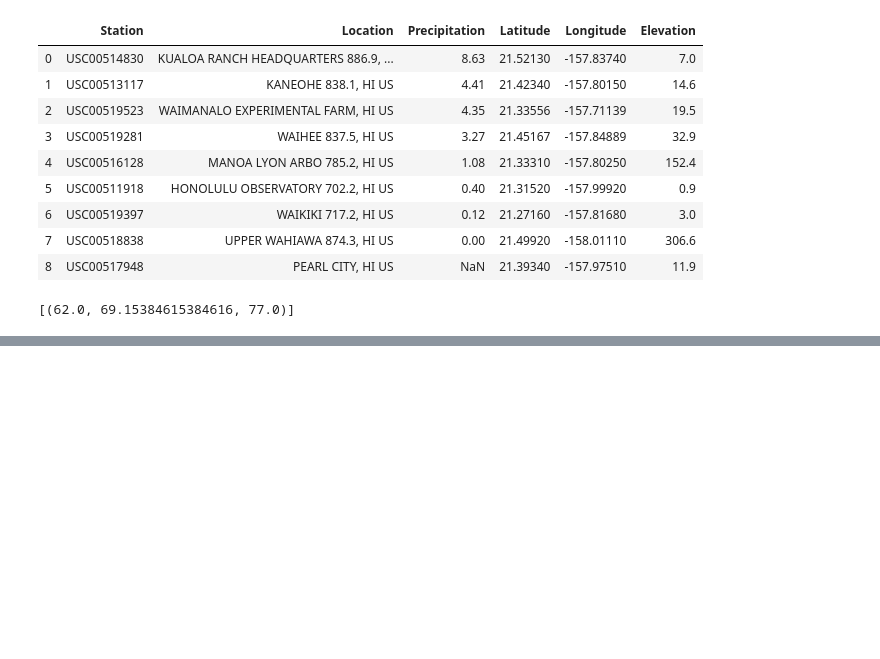
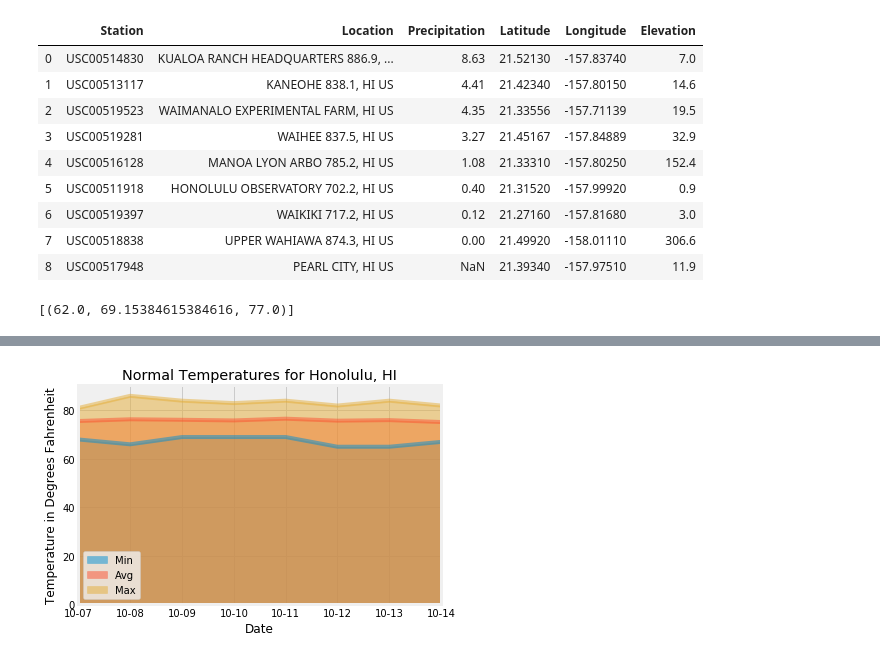
Before and after one commit to RADettmer/sqlalchemy_challenge, a Jupyter notebook: climate_starter.ipynb, the cells around one changed output, grey strips where cells are left out. Drawn from its saved outputs; the diff is of its cells as text; code cells hidden in the pictures; blank space fills up the shorter version.

```diff
--- a/climate_starter.ipynb
+++ b/climate_starter.ipynb
@@ -421,3 +431,19 @@ daily_normals("01-01")
 # Stip off the year and save a list of %m-%d strings
 
 # Loop through the list of %m-%d strings and calculate the normals for each date
+# %%
+#create a list of trip dates
+trip_dates = ["10-07", "10-08", "10-09", "10-10", "10-11", "10-12", "10-13", "10-14"]
+# %%
+#collect list of daily normal temperatures
+normals = []
+
+for date in trip_dates:
+    day = {}
+    day['Date'] = date
+    normal = daily_normals(date)
+    day['Min'] = normal[0][0]
+    day['Avg'] = normal[0][1]
+    day['Max'] = normal[0][2]
+    normals.append(day)
+normals
@@ -424,2 +459,7 @@ daily_normals("01-01")
 # %%
 # Load the previous query results into a Pandas DataFrame and add the `trip_dates` range as the `date` index
+dfn = pd.DataFrame(normals)
+#set index
+dfn.set_index('Date', inplace = True)
+#display
+dfn.head()
@@ -427,0 +474,14 @@ daily_normals("01-01")
+# %%
+# Plot the daily normals as an area plot with `stacked=False`
+dfn.plot.area(stacked=False, alpha=.5)
+plt.title("Normal Temperatures for Honolulu, HI")
+plt.ylabel("Temperature in Degrees Fahrenheit")
+
+#save figure
+plt.savefig("plot_normals.png")
+
+#displat figure
+plt.tight_layout()
+plt.show()
+# %% [output]
+[figure, added]
```
Also changed, not shown: parts of 16 cells of this notebook, 11 other files.
